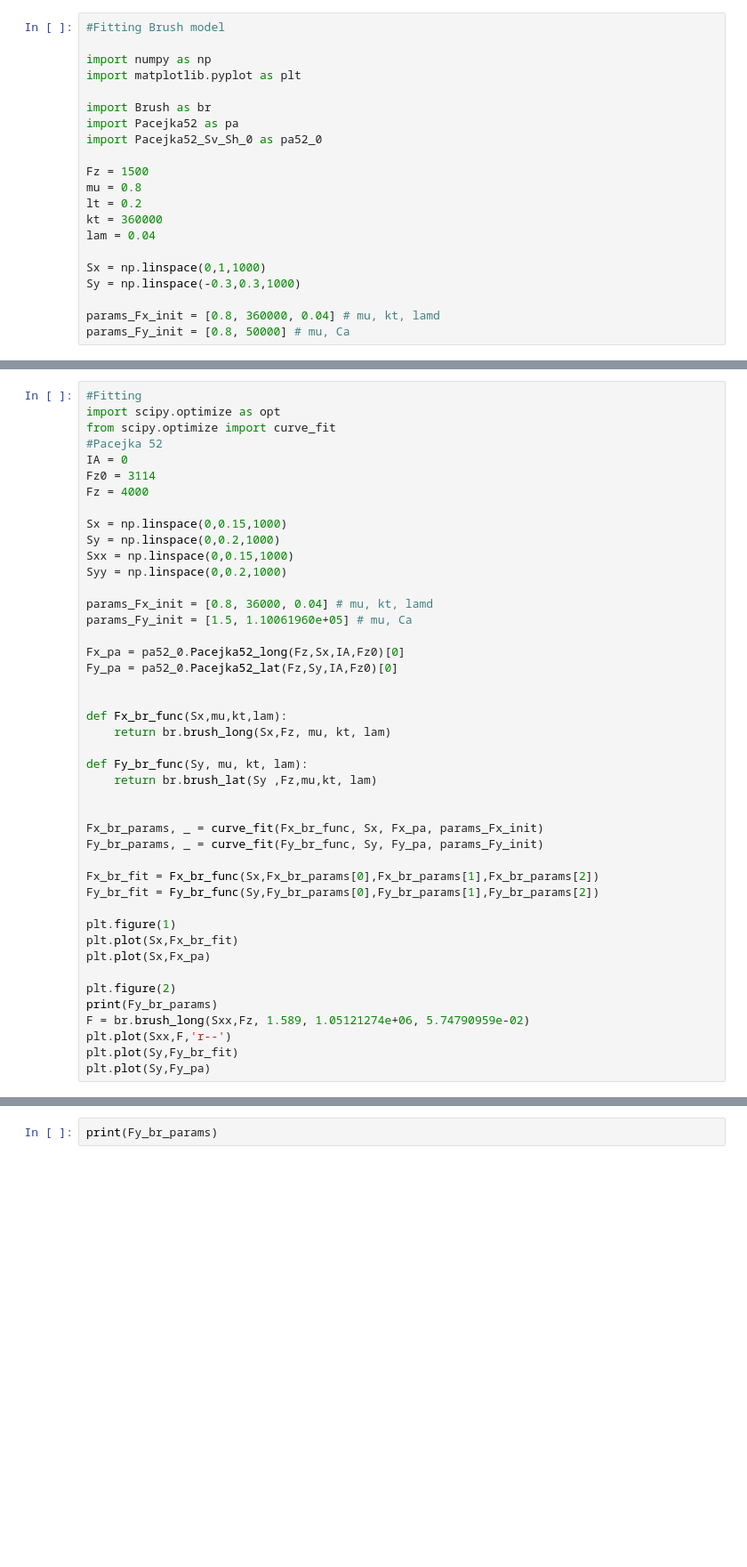
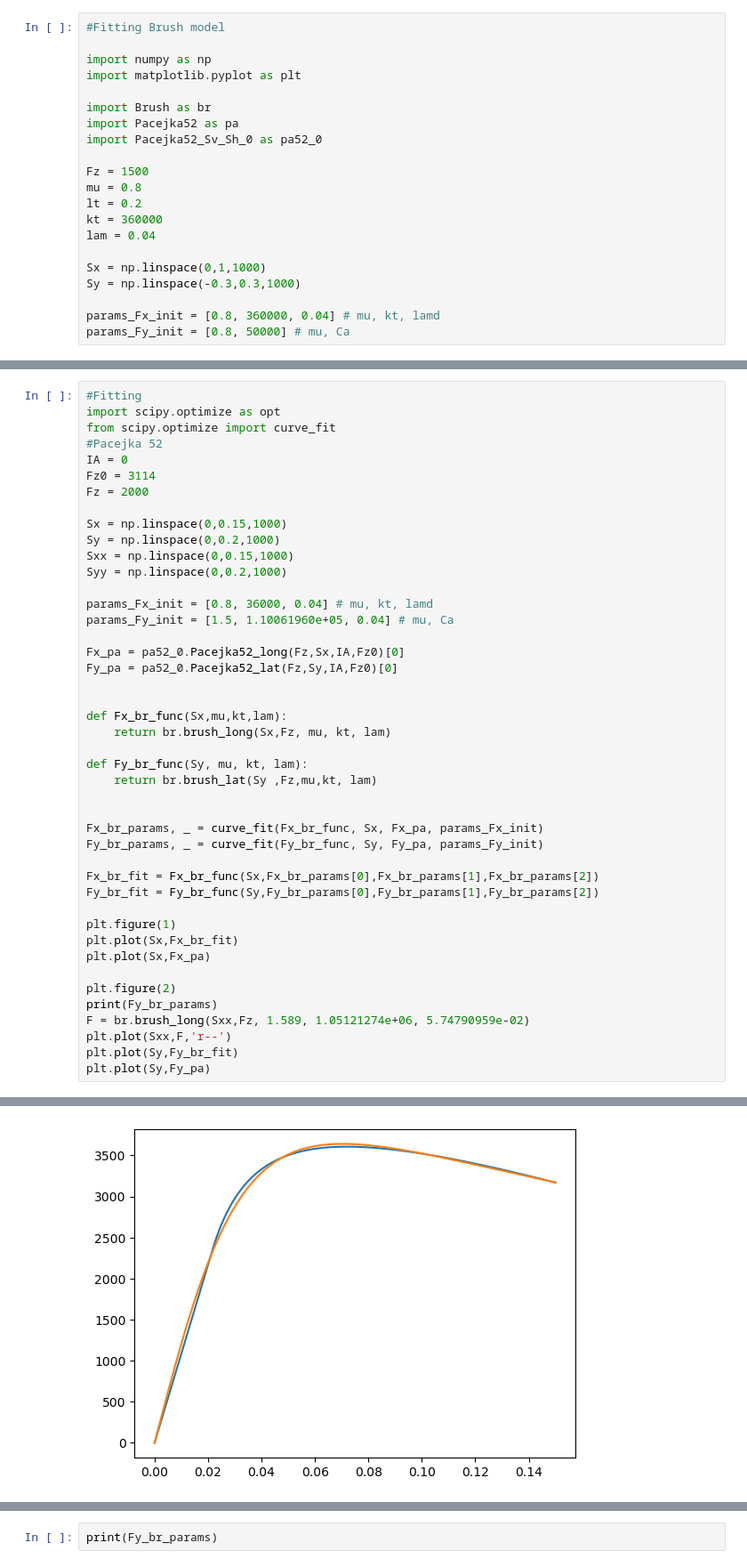
Before and after one commit to BenediktRuhland/SA-Tire-model, a Jupyter notebook: model/Brush_fit.ipynb, the cells around one changed output, grey strips where cells are left out. Shown at 89% size. Saved outputs shown, nothing was run; the diff lists cells and outputs as text; blank space fills up the shorter version.

```diff
--- a/model/Brush_fit.ipynb
+++ b/model/Brush_fit.ipynb
@@ -44,7 +44,7 @@ from scipy.optimize import curve_fit
 #Pacejka 52
 IA = 0
 Fz0 = 3114
-Fz = 4000
+Fz = 2000
 
 Sx = np.linspace(0,0.15,1000)
 Sy = np.linspace(0,0.2,1000)
@@ -52,7 +52,7 @@ Sxx = np.linspace(0,0.15,1000)
 Syy = np.linspace(0,0.2,1000)
 
 params_Fx_init = [0.8, 36000, 0.04] # mu, kt, lamd
-params_Fy_init = [1.5, 1.10061960e+05] # mu, Ca
+params_Fy_init = [1.5, 1.10061960e+05, 0.04] # mu, Ca
 
 Fx_pa = pa52_0.Pacejka52_long(Fz,Sx,IA,Fz0)[0]
 Fy_pa = pa52_0.Pacejka52_lat(Fz,Sy,IA,Fz0)[0]
@@ -85,0 +87 @@ TypeError: Fy_br_func() missing 1 required positional argument: 'lam'
+[figure, added]
```
Also changed, not shown: parts of 3 cells of this notebook, 1 other file.
